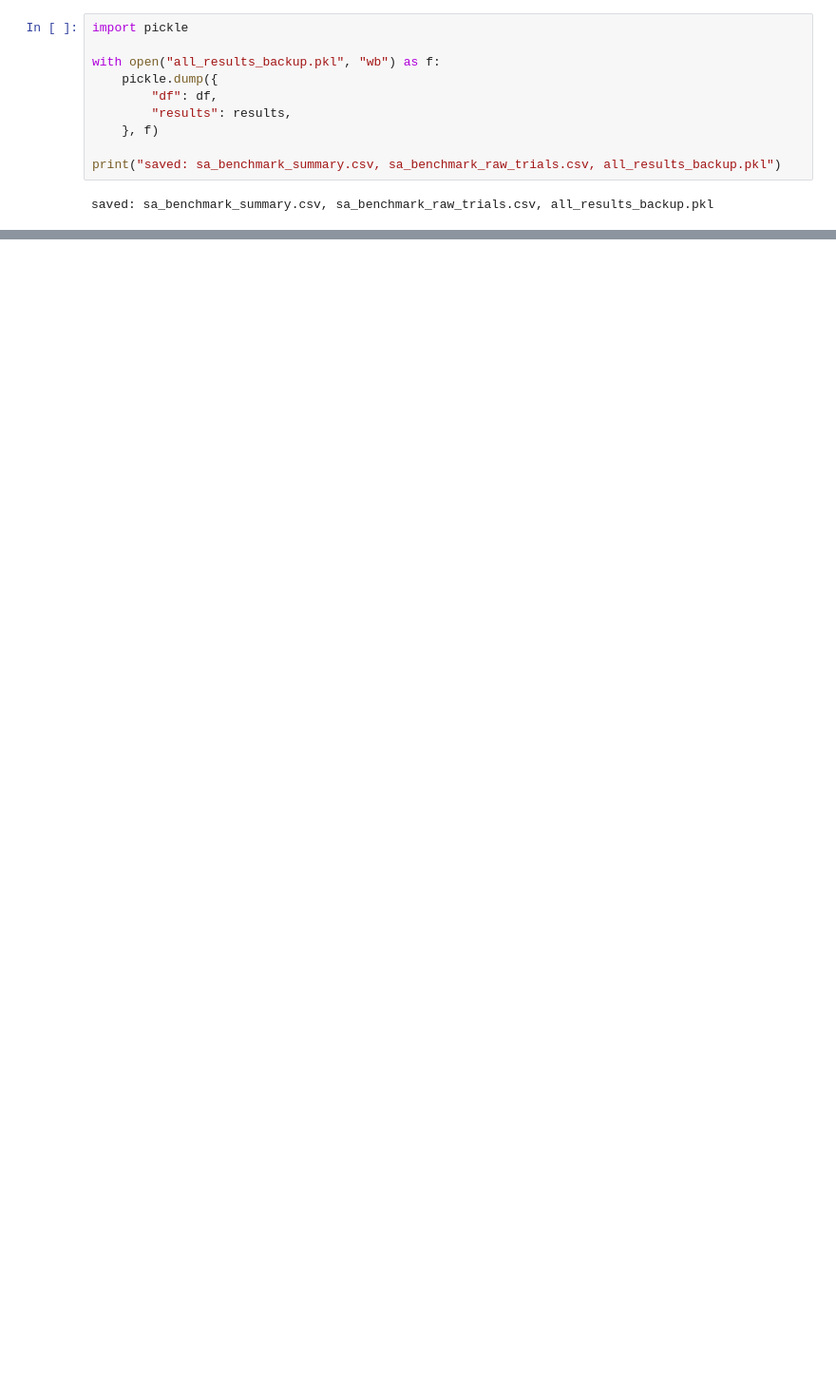
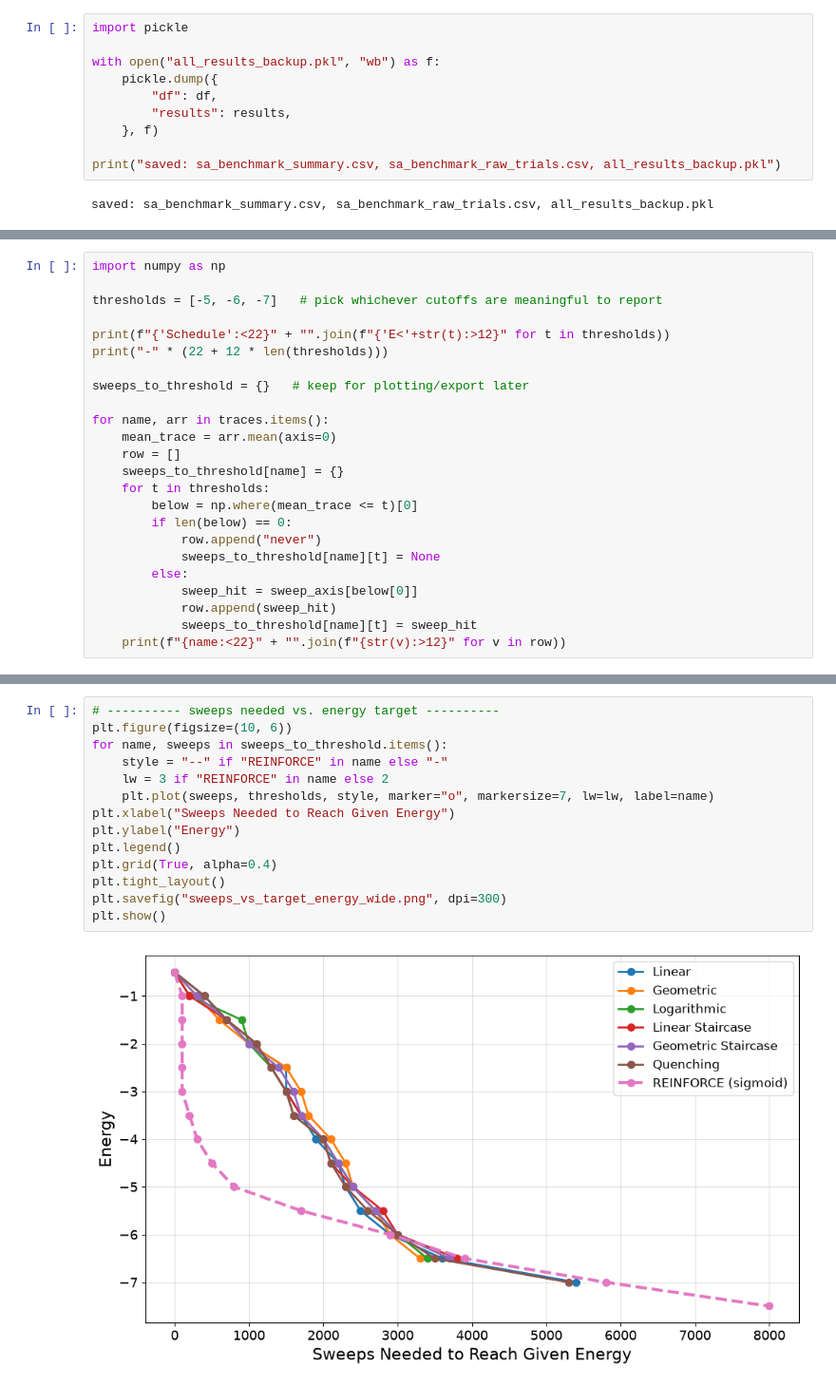
Before and after one commit to averyyu09/Protein-Folding, a Jupyter notebook: SA BENCHMARKS/simulatedannealing.ipynb, the cells around one changed output, grey strips where cells are left out. Shown at 95% size. Drawn from its saved outputs; the diff is of its cells as text; blank space fills up the shorter version.

```diff
--- a/SA BENCHMARKS/simulatedannealing.ipynb
+++ b/SA BENCHMARKS/simulatedannealing.ipynb
@@ -212,0 +405,24 @@ saved: sa_benchmark_summary.csv, sa_benchmark_raw_trials.csv, all_results_backup
+# %%
+import numpy as np
+
+thresholds = [-5, -6, -7]   # pick whichever cutoffs are meaningful to report
+
+print(f"{'Schedule':<22}" + "".join(f"{'E<'+str(t):>12}" for t in thresholds))
+print("-" * (22 + 12 * len(thresholds)))
+
+sweeps_to_threshold = {}   # keep for plotting/export later
+
+for name, arr in traces.items():
+    mean_trace = arr.mean(axis=0)
+    row = []
+    sweeps_to_threshold[name] = {}
+    for t in thresholds:
+        below = np.where(mean_trace <= t)[0]
+        if len(below) == 0:
+            row.append("never")
+            sweeps_to_threshold[name][t] = None
+        else:
+            sweep_hit = sweep_axis[below[0]]
+            row.append(sweep_hit)
+            sweeps_to_threshold[name][t] = sweep_hit
+    print(f"{name:<22}" + "".join(f"{str(v):>12}" for v in row))
@@ -212,0 +478,16 @@ saved: sa_benchmark_summary.csv, sa_benchmark_raw_trials.csv, all_results_backup
+# %%
+# ---------- sweeps needed vs. energy target ----------
+plt.figure(figsize=(10, 6))
+for name, sweeps in sweeps_to_threshold.items():
+    style = "--" if "REINFORCE" in name else "-"
+    lw = 3 if "REINFORCE" in name else 2
+    plt.plot(sweeps, thresholds, style, marker="o", markersize=7, lw=lw, label=name)
+plt.xlabel("Sweeps Needed to Reach Given Energy")
+plt.ylabel("Energy")
+plt.legend()
+plt.grid(True, alpha=0.4)
+plt.tight_layout()
+plt.savefig("sweeps_vs_target_energy_wide.png", dpi=300)
+plt.show()
+# %% [output]
+[figure, added]
```
Also changed, not shown: parts of 10 cells of this notebook, 41 other files.
